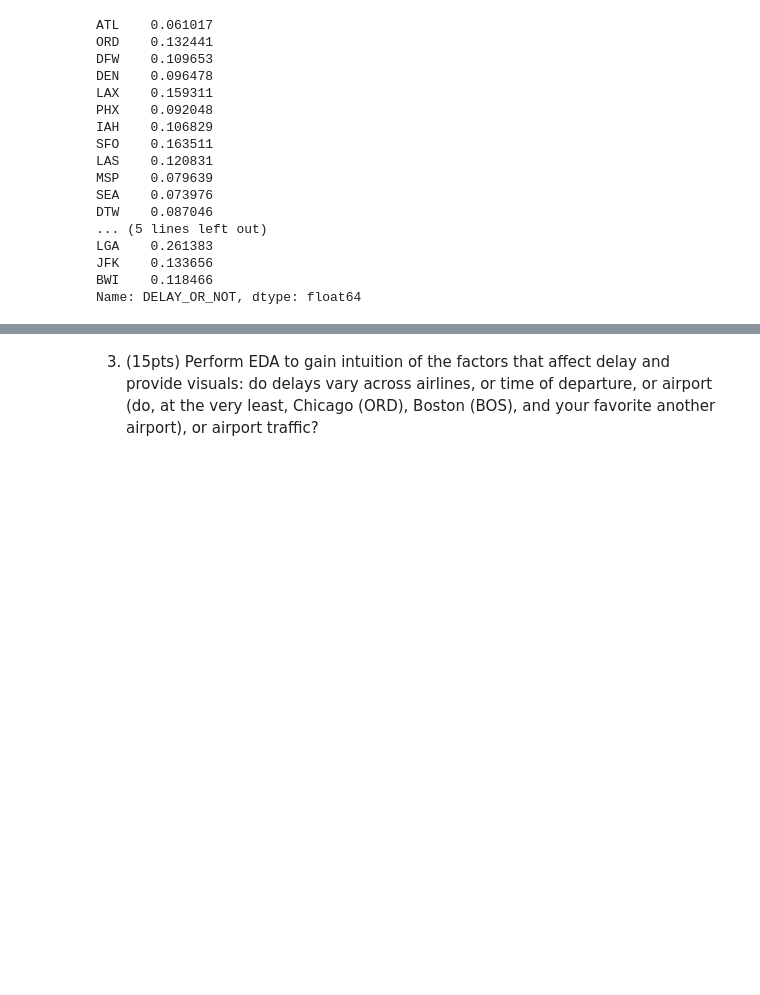
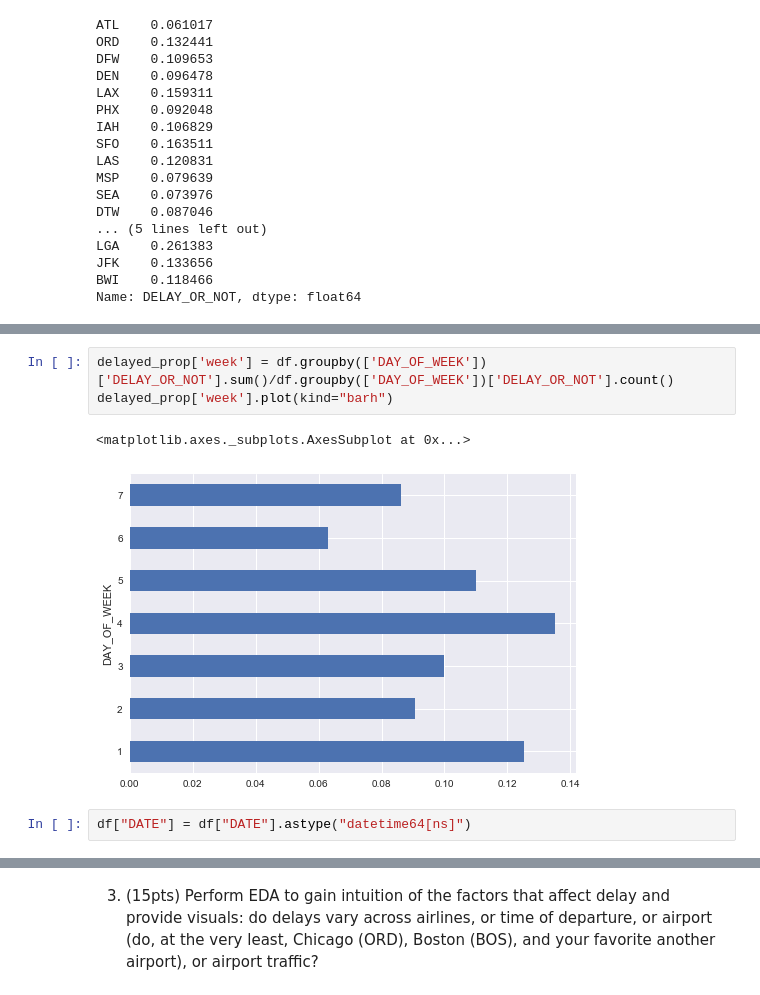
Before and after one commit to Jchea15/a-2017, a Jupyter notebook: cs109a_midterm_2017.ipynb, the cells around one changed output, grey strips where cells are left out. Saved outputs shown, nothing was run; the diff lists cells and outputs as text; blank space fills up the shorter version.

```diff
--- a/cs109a_midterm_2017.ipynb
+++ b/cs109a_midterm_2017.ipynb
@@ -328,0 +329,8 @@ delayed_prop['top_dest_airport'].plot(kind="bar", title="Proportion of delayed f
+# %%
+delayed_prop['week'] = df.groupby(['DAY_OF_WEEK'])['DELAY_OR_NOT'].sum()/df.groupby(['DAY_OF_WEEK'])['DELAY_OR_NOT'].count()
+delayed_prop['week'].plot(kind="barh")
+# %% [output]
+<matplotlib.axes._subplots.AxesSubplot at 0x...>
+[figure, added]
+# %%
+df["DATE"] = df["DATE"].astype("datetime64[ns]")
```
Also changed, not shown: parts of 17 cells of this notebook.
